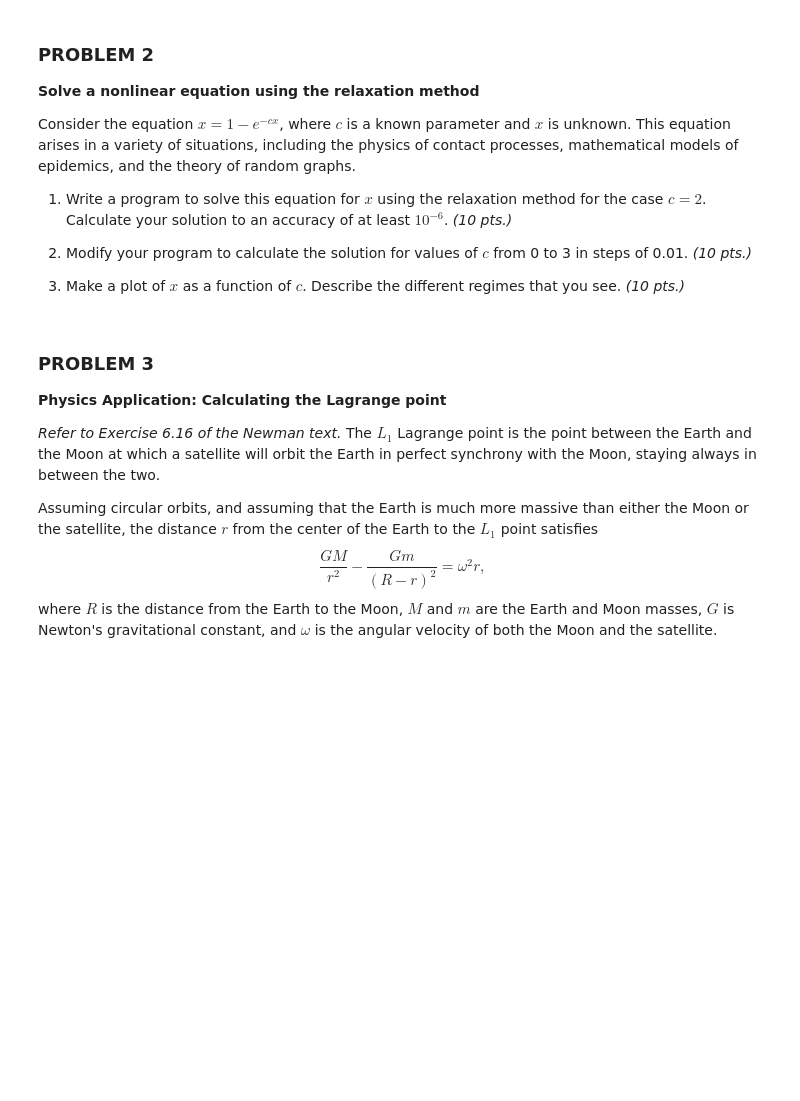
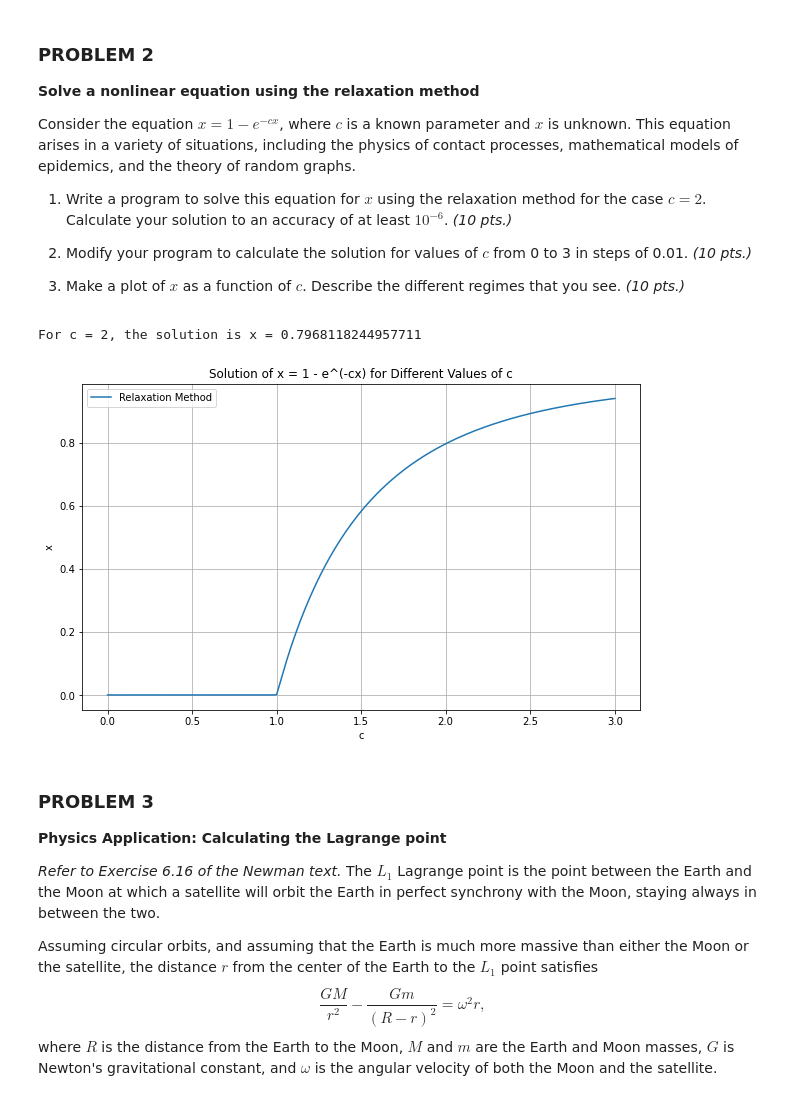
Before and after one commit to JasperTaburno/Apphy155_Repo_Taburno, a Jupyter notebook: lab_assignment_module2_Taburno.ipynb, the cells around one changed output. Drawn from its saved outputs; the diff is of its cells as text; code cells hidden in the pictures; blank space fills up the shorter version.

```diff
--- a/lab_assignment_module2_Taburno.ipynb
+++ b/lab_assignment_module2_Taburno.ipynb
@@ -56,6 +119,51 @@ Consider the equation $x=1- e^{-cx}$, where $c$ is a known parameter and $x$ is
 2. Modify your program to calculate the solution for values of $c$ from 0 to 3 in steps of 0.01. *(10 pts.)*
 
 3. Make a plot of $x$ as a function of $c$. Describe the different regimes that you see. *(10 pts.)*
+# %%
+import numpy as np
+import matplotlib.pyplot as plt
+
+def relaxation_method(c, x0=0.5, tolerance=1e-6, max_iterations=5000):
+    x = x0
+
+    for i in range(max_iterations):
+        x_new = 1 - np.exp(-c * x)
+        if np.abs(x_new - x) < tolerance:
+            return x_new, i + 1  # Return the solution and the number of iterations
+
+        x = x_new
+
+    raise ValueError("Relaxation method did not converge within the maximum number of iterations.")
+
+def solve_equation_for_range(start_c, end_c, step_size):
+    c_values = np.arange(start_c, end_c + step_size, step_size)
+    solutions = []
+
+    for c in c_values:
+        solution, _ = relaxation_method(c)
+        solutions.append((c, solution))
+
+    return np.array(solutions)
+
+# 1. Solve for c = 2
+solution_c2, _ = relaxation_method(c=2)
+print(f"For c = 2, the solution is x = {solution_c2}")
+
+# 2. Solve for c in the range [0, 3] with step size 0.01
+solutions = solve_equation_for_range(start_c=0, end_c=3, step_size=0.01)
+
+# 3. Plot the results
+plt.figure(figsize=(10, 6))
+plt.plot(solutions[:, 0], solutions[:, 1], label='Relaxation Method')
+plt.title('Solution of x = 1 - e^(-cx) for Different Values of c')
+plt.xlabel('c')
+plt.ylabel('x')
+plt.legend()
+plt.grid(True)
+plt.show()
+# %% [output]
+For c = 2, the solution is x = 0.7968118244957711
+[figure, added]
 # %% [markdown]
 ### PROBLEM 3
 
```
Also changed, not shown: parts of 3 cells of this notebook, 1 other file.
